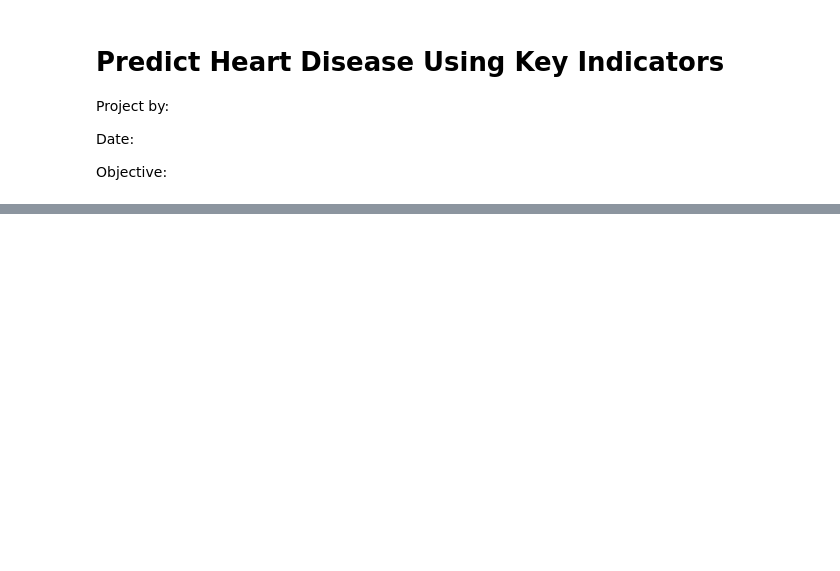
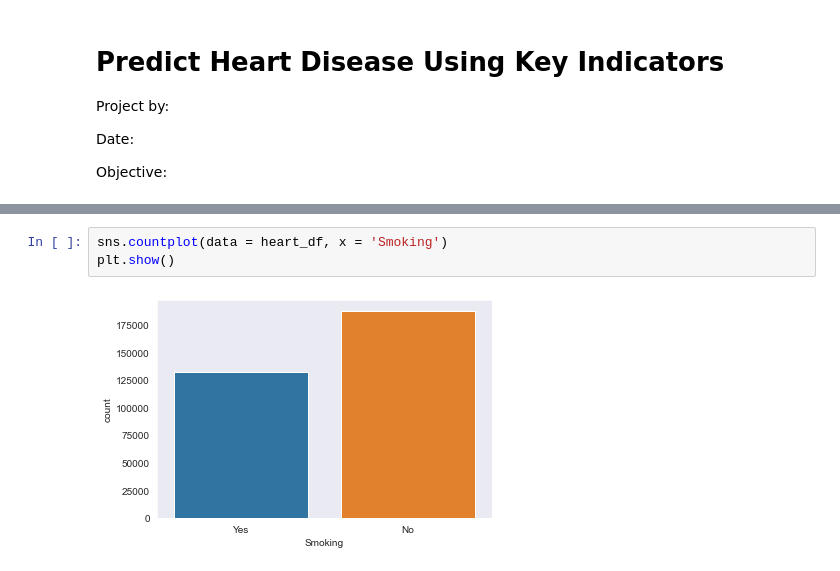
Before and after one commit to ChrisGarciaDS/HeartDisease, a Jupyter notebook: heartdisease.ipynb, the cells around one changed output, grey strips where cells are left out. Saved outputs shown, nothing was run; the diff lists cells and outputs as text; blank space fills up the shorter version.

```diff
--- a/heartdisease.ipynb
+++ b/heartdisease.ipynb
@@ -29,0 +91,5 @@ heart_df.head()
+# %%
+sns.countplot(data = heart_df, x = 'Smoking')
+plt.show()
+# %% [output]
+[figure, added]
```
Also changed, not shown: parts of 20 cells of this notebook.
